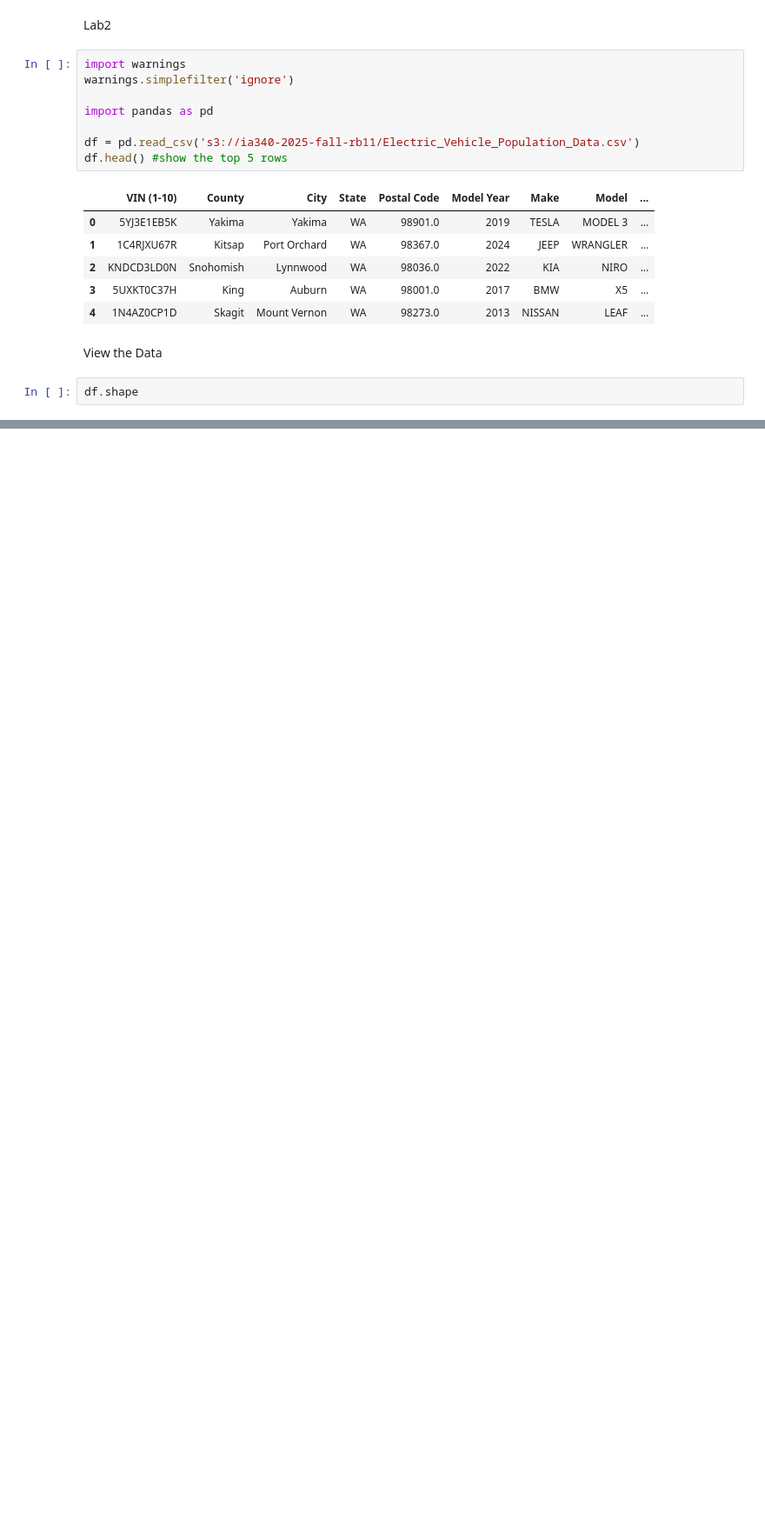
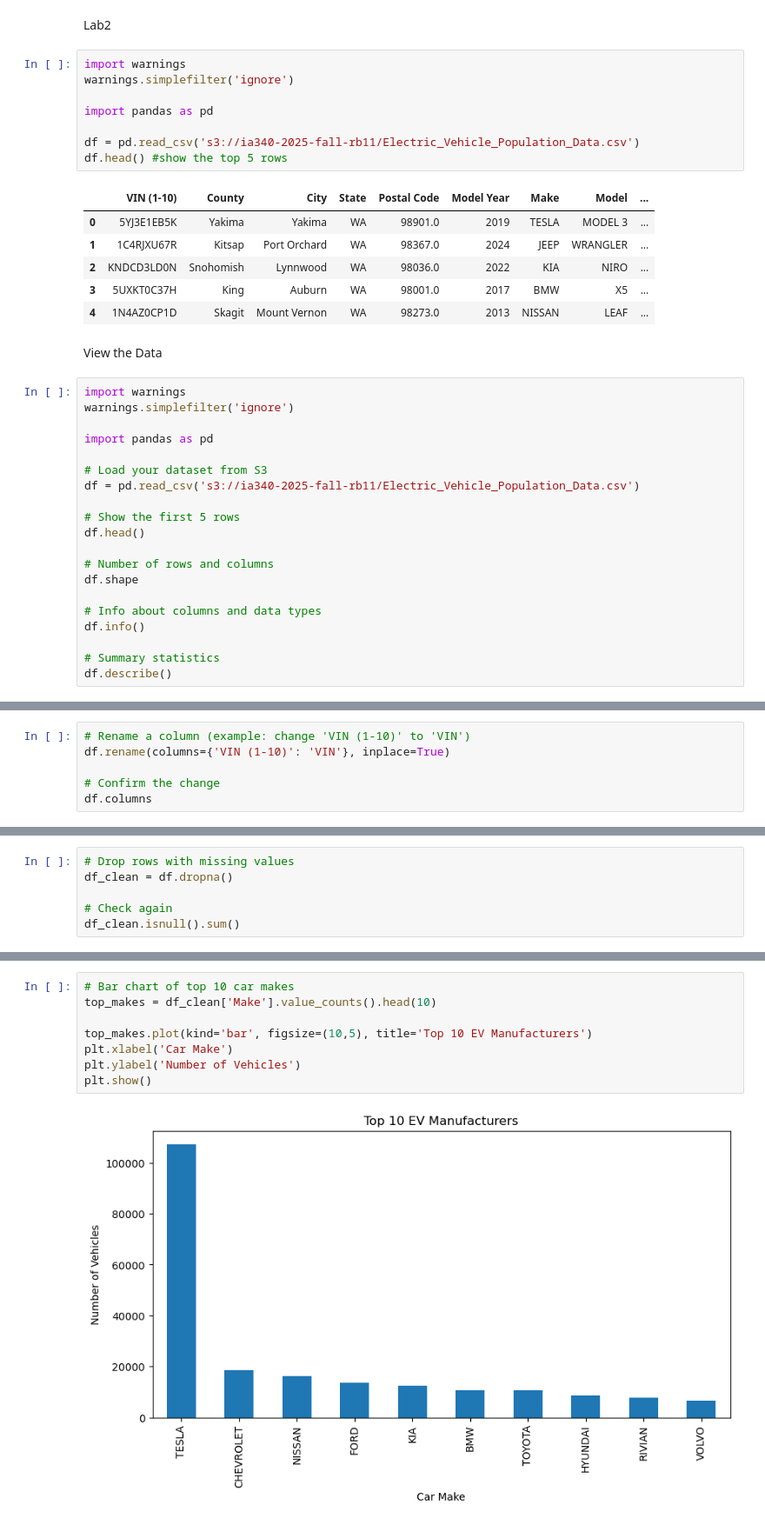
Before and after one commit to rileywillbaker/IA340-, a Jupyter notebook: Lab2.ipynb, the cells around one changed output, grey strips where cells are left out. Shown at 87% size. Drawn from its saved outputs; the diff is of its cells as text; blank space fills up the shorter version.

```diff
--- a/Lab2.ipynb
+++ b/Lab2.ipynb
@@ -18,4 +18,22 @@ df.head() #show the top 5 rows
 # %% [markdown]
 View the Data
 # %%
+import warnings
+warnings.simplefilter('ignore')
+
+import pandas as pd
+
+# Load your dataset from S3
+df = pd.read_csv('s3://ia340-2025-fall-rb11/Electric_Vehicle_Population_Data.csv')
+
+# Show the first 5 rows
+df.head()
+
+# Number of rows and columns
 df.shape
+
+# Info about columns and data types
+df.info()
+
+# Summary statistics
+df.describe()
@@ -21,0 +67,6 @@ df.shape
+# %%
+# Rename a column (example: change 'VIN (1-10)' to 'VIN')
+df.rename(columns={'VIN (1-10)': 'VIN'}, inplace=True)
+
+# Confirm the change
+df.columns
@@ -21,0 +102,6 @@ df.shape
+# %%
+# Drop rows with missing values
+df_clean = df.dropna()
+
+# Check again
+df_clean.isnull().sum()
@@ -21,0 +209,10 @@ df.shape
+# %%
+# Bar chart of top 10 car makes
+top_makes = df_clean['Make'].value_counts().head(10)
+
+top_makes.plot(kind='bar', figsize=(10,5), title='Top 10 EV Manufacturers')
+plt.xlabel('Car Make')
+plt.ylabel('Number of Vehicles')
+plt.show()
+# %% [output]
+[figure, added]
```
Also changed, not shown: parts of 14 cells of this notebook.
